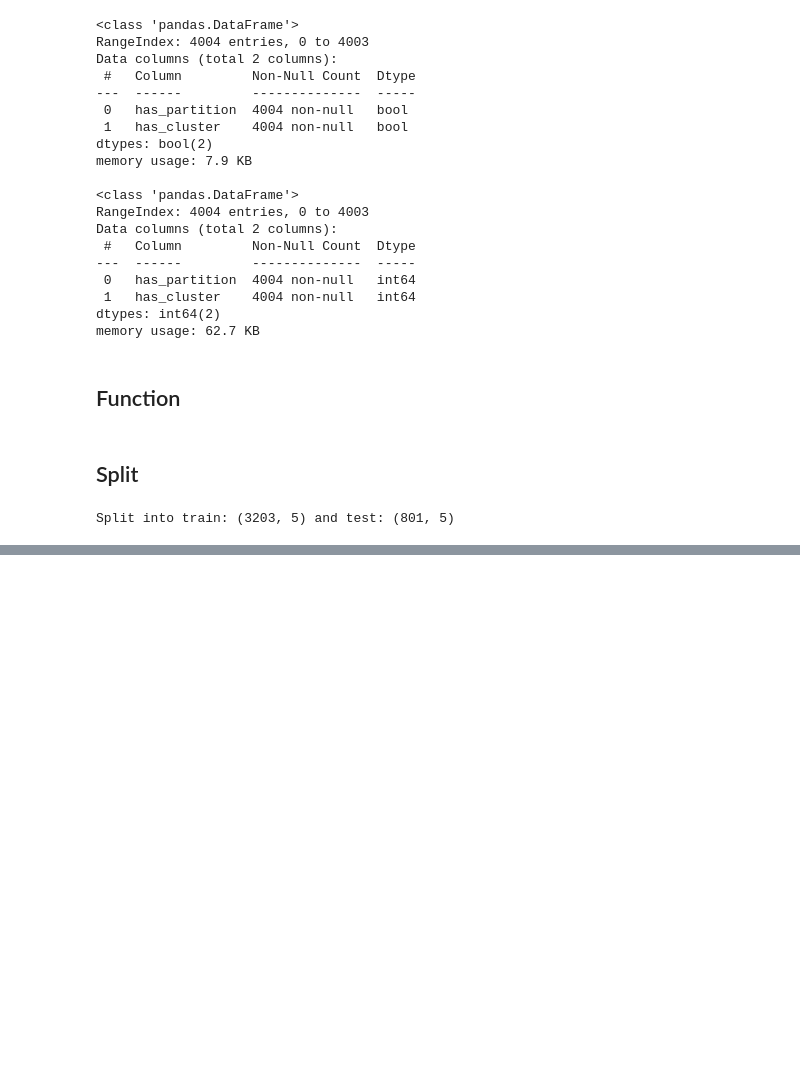
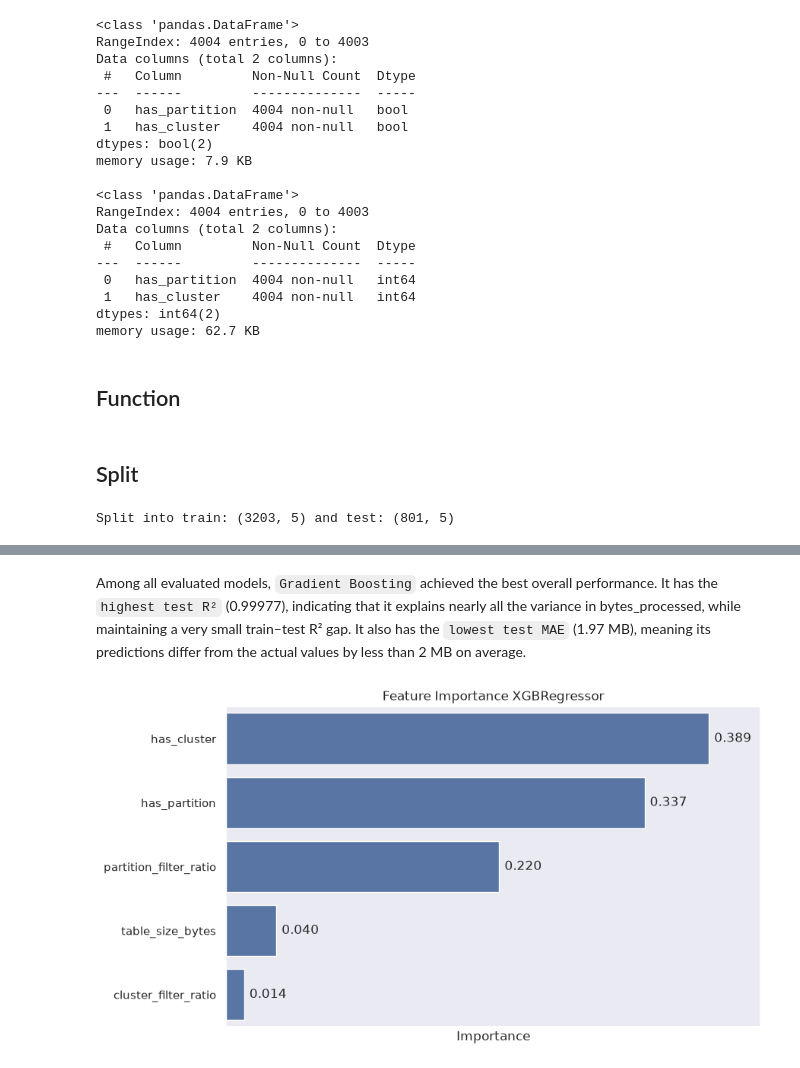
Before and after one commit to MNAtthoriq/de-projects-beyond-zoomcamp, a Jupyter notebook: 03-data-warehouse/notebooks/ml_model_selection.ipynb, the cells around one changed output, grey strips where cells are left out. Drawn from its saved outputs; the diff is of its cells as text; code cells hidden in the pictures; blank space fills up the shorter version.

Commit message:
Finalize ML model in local before start create in BQML

```diff
--- a/03-data-warehouse/notebooks/ml_model_selection.ipynb
+++ b/03-data-warehouse/notebooks/ml_model_selection.ipynb
@@ -205,6 +245,7 @@ y = df_ml[TARGET].copy()
 idx_train, idx_test = train_test_split(df_ml.index, test_size=0.2, random_state=RANDOM_STATE)
 X_train, X_test = X.loc[idx_train], X.loc[idx_test]
 y_train, y_test = y.loc[idx_train], y.loc[idx_test]
+ylog_train, ylog_test = np.log1p(y_train), np.log1p(y_test)
 
 print(f"Split into train: {X_train.shape} and test: {X_test.shape}")
 # %% [output]
@@ -211,0 +378,37 @@ Split into train: (3203, 5) and test: (801, 5)
+# %% [markdown]
+Among all evaluated models, `Gradient Boosting` achieved the best overall performance. It has the `highest test R²` (0.99977), indicating that it explains nearly all the variance in bytes_processed, while maintaining a very small train–test R² gap. It also has the `lowest test MAE` (1.97 MB), meaning its predictions differ from the actual values by less than 2 MB on average.
+# %%
+# pick winner model
+winner_model = xgb
+
+# Create DataFrame and sort
+df_imp = (
+    pd.DataFrame({
+        "Feature": FEATURES,
+        "Importance": winner_model.feature_importances_,
+    })
+    .sort_values("Importance", ascending=False)
+)
+
+plt.figure(figsize=(9, 5))
+ax = sns.barplot(
+    data=df_imp,
+    x="Importance",
+    y="Feature",
+    orient="h"
+)
+
+# Annotate values
+for container in ax.containers:
+    ax.bar_label(container, fmt="%.3f", padding=5)
+
+ax.set_xlabel("Importance")
+ax.set_xticks([])
+ax.set_xlim(0,0.43)
+ax.set_ylabel("")
+ax.set_title(f"Feature Importance {winner_model.__class__.__name__}")
+
+plt.tight_layout()
+plt.show()
+# %% [output]
+[figure, added]
```
Also changed, not shown: parts of 25 cells of this notebook, 9 other files.
